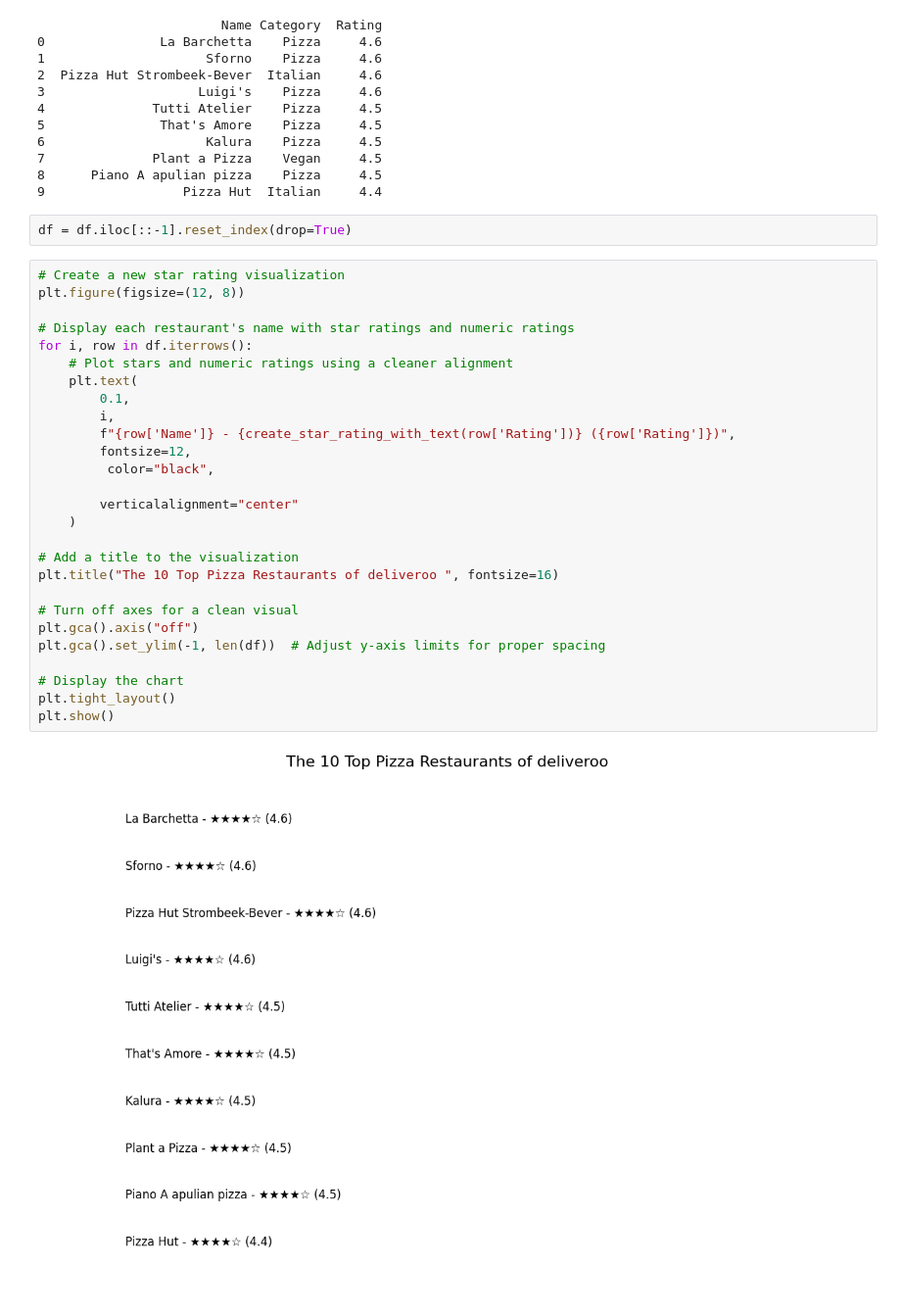
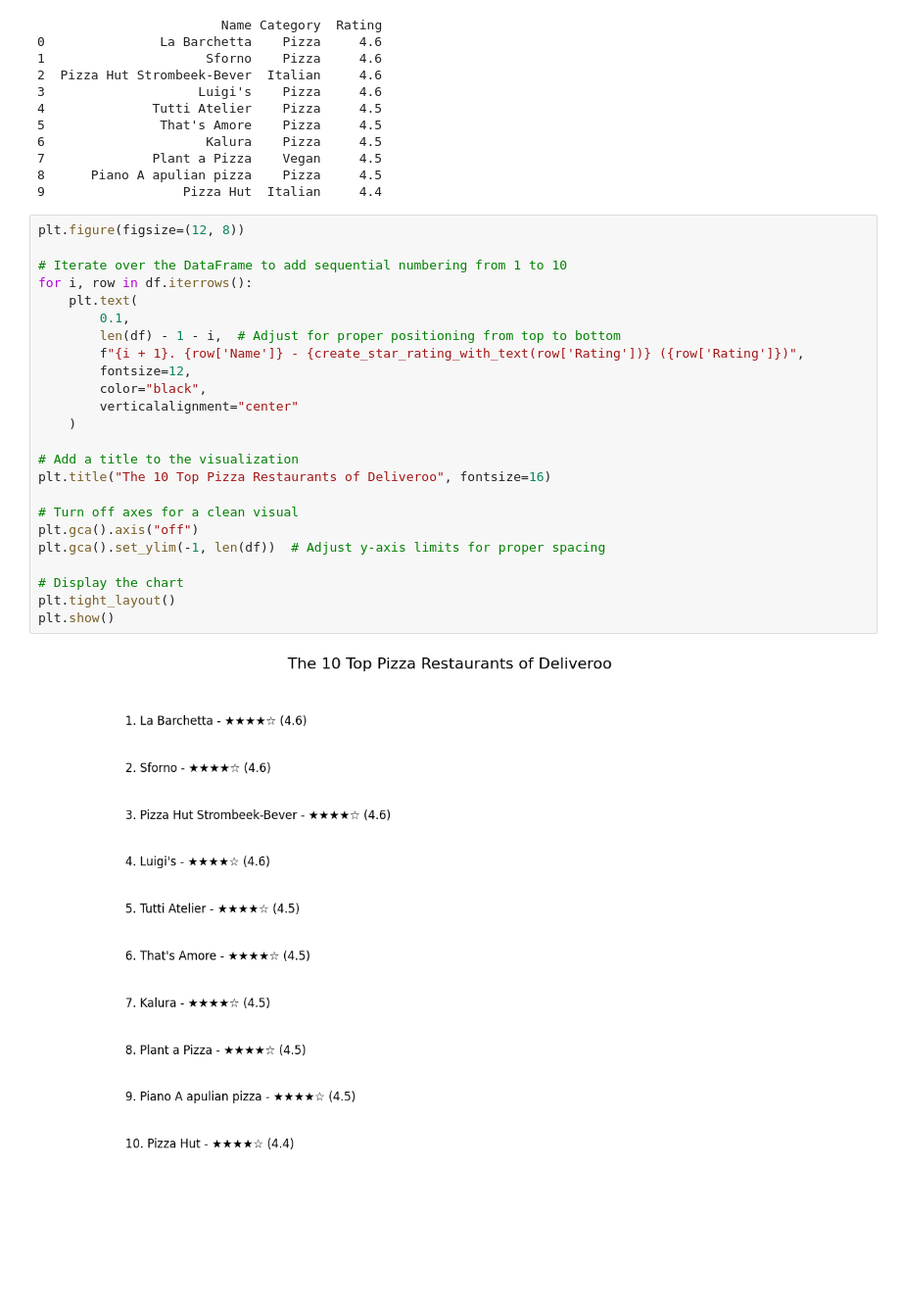
Before and after one commit to koranaaa/delivery-market-analysis-with-SQL, a Jupyter notebook: Munatdher/test.ipynb, the cells around one changed output. Shown at 98% size. Drawn from its saved outputs; the diff is of its cells as text; blank space fills up the shorter version.

```diff
--- a/Munatdher/test.ipynb
+++ b/Munatdher/test.ipynb
@@ -75,34 +75,29 @@ print(df)
 7              Plant a Pizza    Vegan     4.5
 8      Piano A apulian pizza    Pizza     4.5
 9                  Pizza Hut  Italian     4.4
-# %%
-df = df.iloc[::-1].reset_index(drop=True)
 # %%
-# Create a new star rating visualization
 plt.figure(figsize=(12, 8))
 
-# Display each restaurant's name with star ratings and numeric ratings
+# Iterate over the DataFrame to add sequential numbering from 1 to 10
 for i, row in df.iterrows():
-    # Plot stars and numeric ratings using a cleaner alignment
     plt.text(
         0.1,
-        i,
-        f"{row['Name']} - {create_star_rating_with_text(row['Rating'])} ({row['Rating']})",
+        len(df) - 1 - i,  # Adjust for proper positioning from top to bottom
+        f"{i + 1}. {row['Name']} - {create_star_rating_with_text(row['Rating'])} ({row['Rating']})",
         fontsize=12,
-         color="black",
-
+        color="black",
         verticalalignment="center"
     )
 
 # Add a title to the visualization
-plt.title("The 10 Top Pizza Restaurants of deliveroo ", fontsize=16)
+plt.title("The 10 Top Pizza Restaurants of Deliveroo", fontsize=16)
 
 # Turn off axes for a clean visual
 plt.gca().axis("off")
 plt.gca().set_ylim(-1, len(df))  # Adjust y-axis limits for proper spacing
 
 # Display the chart
 plt.tight_layout()
 plt.show()
 # %% [output]
-[figure, old version]
+[figure, new version]
```
